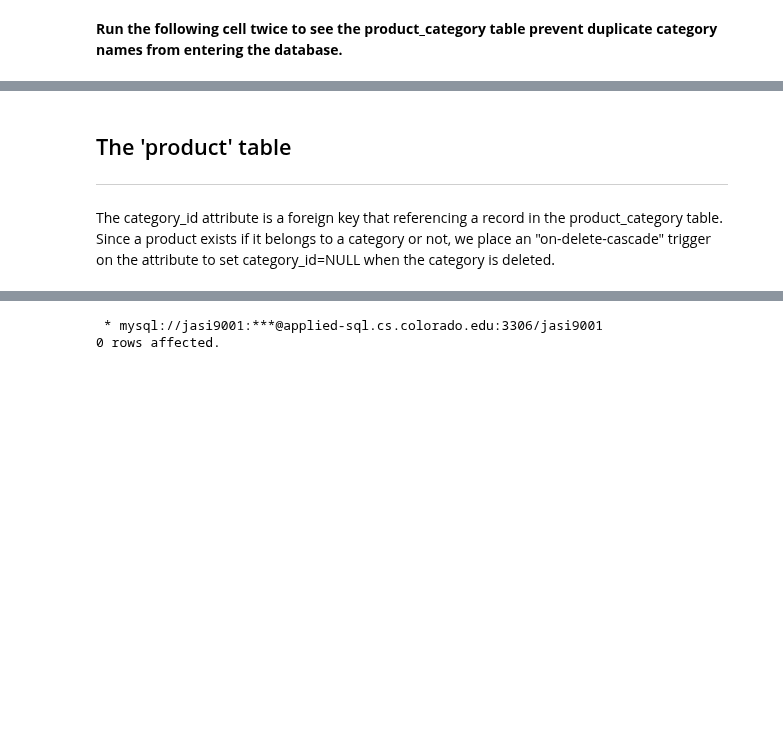
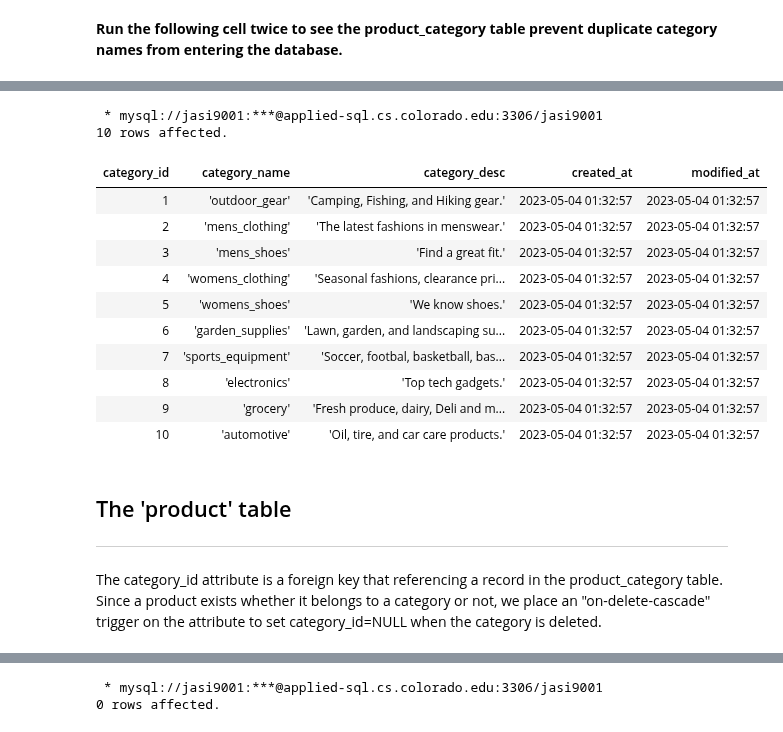
Before and after one commit to Micah614/P2P_Retail_Database, a Jupyter notebook: P2P_DB.ipynb, the cells around one changed output, grey strips where cells are left out. Saved outputs shown, nothing was run; the diff lists cells and outputs as text; code cells hidden in the pictures; blank space fills up the shorter version.

```diff
--- a/P2P_DB.ipynb
+++ b/P2P_DB.ipynb
@@ -603,5 +639,22 @@ FAILED. Could not insert category_id automotive into 'product_category'
+# %%
+%%sql
+SELECT * FROM product_category;
+# %% [output]
+ * mysql://jasi9001:***@applied-sql.cs.colorado.edu:3306/jasi9001
+10 rows affected.
+| category_id | category_name | category_desc | created_at | modified_at |
+| 1 | 'outdoor_gear' | 'Camping, Fishing, and Hiking gear.' | 2023-05-04 01:32:57 | 2023-05-04 01:32:57 |
+| 2 | 'mens_clothing' | 'The latest fashions in menswear.' | 2023-05-04 01:32:57 | 2023-05-04 01:32:57 |
+| 3 | 'mens_shoes' | 'Find a great fit.' | 2023-05-04 01:32:57 | 2023-05-04 01:32:57 |
+| 4 | 'womens_clothing' | 'Seasonal fashions, clearance pri... | 2023-05-04 01:32:57 | 2023-05-04 01:32:57 |
+| 5 | 'womens_shoes' | 'We know shoes.' | 2023-05-04 01:32:57 | 2023-05-04 01:32:57 |
+| 6 | 'garden_supplies' | 'Lawn, garden, and landscaping su... | 2023-05-04 01:32:57 | 2023-05-04 01:32:57 |
+| 7 | 'sports_equipment' | 'Soccer, footbal, basketball, bas... | 2023-05-04 01:32:57 | 2023-05-04 01:32:57 |
+| 8 | 'electronics' | 'Top tech gadgets.' | 2023-05-04 01:32:57 | 2023-05-04 01:32:57 |
+| 9 | 'grocery' | 'Fresh produce, dairy, Deli and m... | 2023-05-04 01:32:57 | 2023-05-04 01:32:57 |
+| 10 | 'automotive' | 'Oil, tire, and car care products.' | 2023-05-04 01:32:57 | 2023-05-04 01:32:57 |
 # %% [markdown]
 ## The 'product' table
 <hr/>
 # %% [markdown]
-The category_id attribute is a foreign key that referencing a record in the product_category table. Since a product exists if it belongs to a category or not, we place an "on-delete-cascade" trigger on the attribute to set category_id=NULL when the category is deleted.
+The category_id attribute is a foreign key that referencing a record in the product_category table. Since a product exists whether it belongs to a category or not, we place an "on-delete-cascade" trigger on the attribute to set category_id=NULL when the category is deleted.
```
Also changed, not shown: parts of 71 cells of this notebook.
